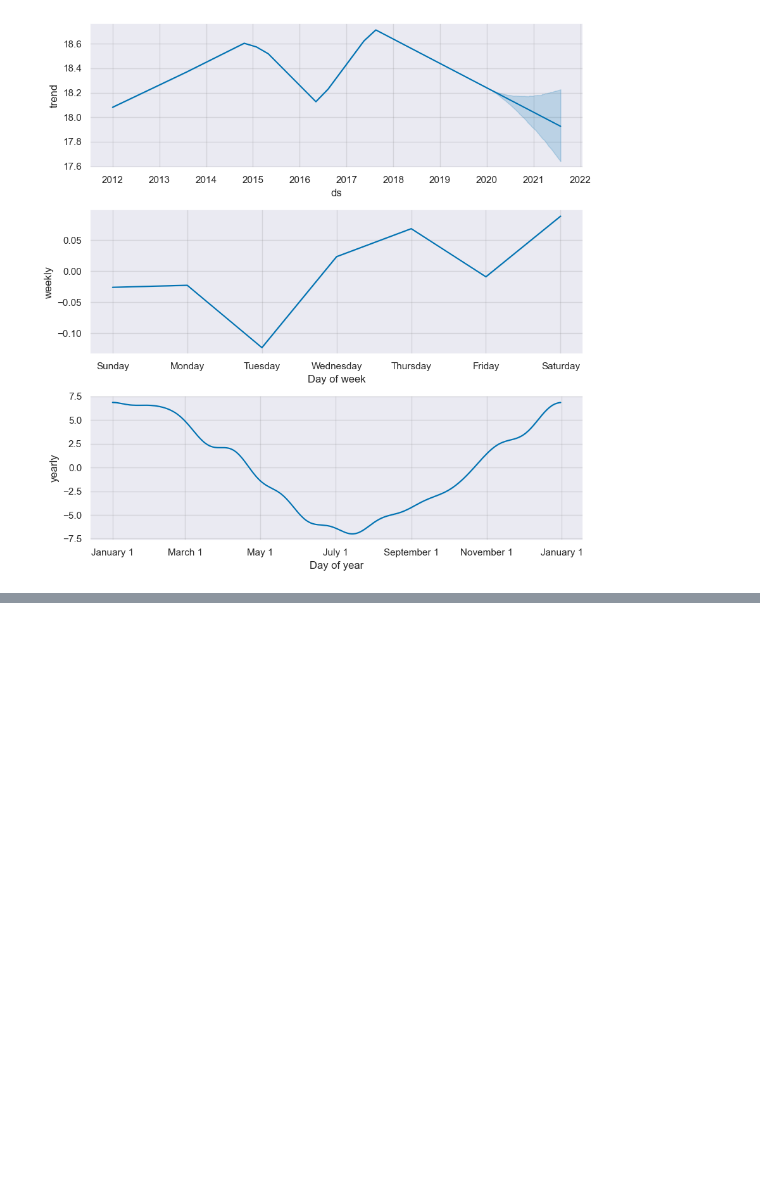
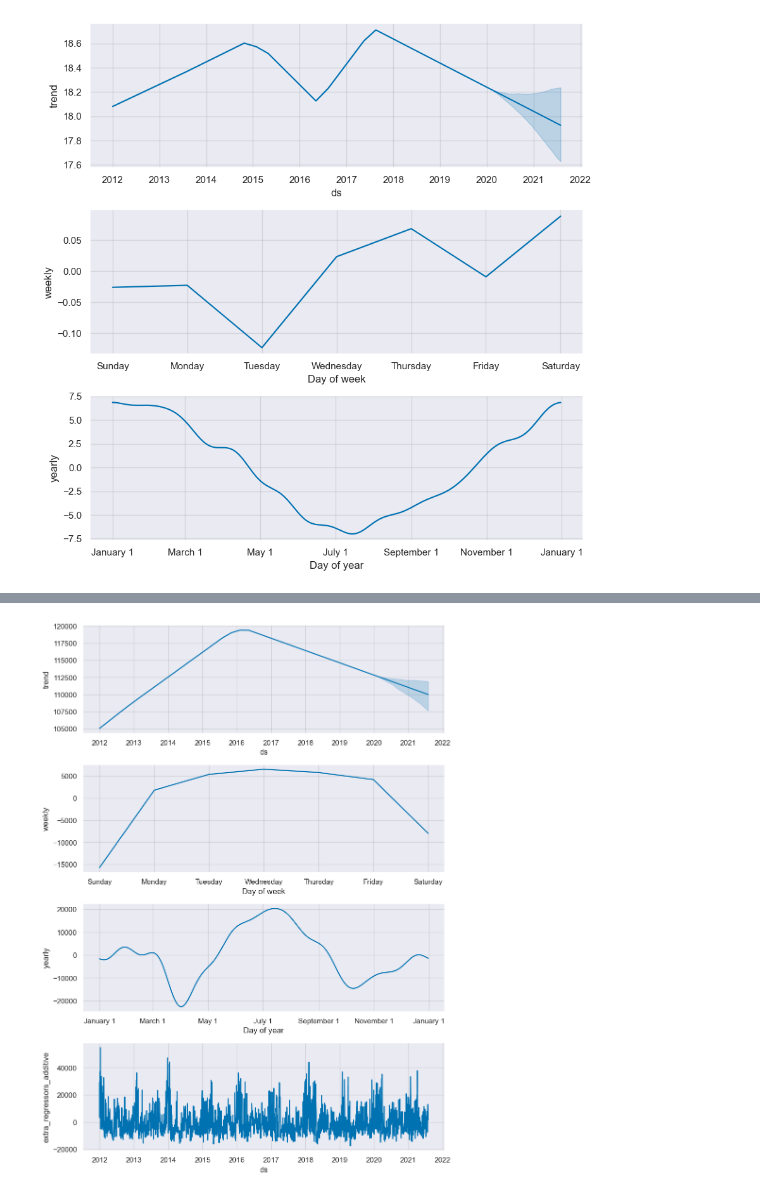
Before and after one commit to magistery-tps/time-series-tp, a Jupyter notebook: notebooks/EDA_ff.ipynb, the cells around one changed output, grey strips where cells are left out. Drawn from its saved outputs; the diff is of its cells as text; code cells hidden in the pictures; blank space fills up the shorter version.

```diff
--- a/notebooks/EDA_ff.ipynb
+++ b/notebooks/EDA_ff.ipynb
@@ -558,0 +649,8 @@ fig=model.plot_components(forecast)
+# %%
+temperatura = pd.DataFrame(temp_cd_hd[['ds','heating_day','cooling_day']])
+temperatura=temperatura[(temperatura.ds>='2012-01-01')&(temperatura.ds<='2021-07-31')]
+temperatura.reset_index(inplace=True)
+#temperatura_train=temperatura[(temperatura.ds>'2011-12-31') & (temperatura.ds<='2019-12-31')]
+#temperatura_test=temperatura[(temperatura.ds>'2019-12-31') & (temperatura.ds<='2021-07-31')]
+# %%
+train_set=pd.merge(train_set,temperatura, how='left',on='ds')
@@ -558,0 +673,21 @@ fig=model.plot_components(forecast)
+# %%
+#temperatura = pd.DataFrame(temp_cd_hd[['ds','heating_day','cooling_day']])
+#temperatura = temperatura_train
+model = Prophet(
+    #interval_width    = 0.99,
+    #daily_seasonality = False,
+    #weekly_seasonality =True,
+               )
+model.add_regressor('heating_day')
+model.add_regressor('cooling_day')
+
+#model.add_seasonality(name='weekly', period=7, fourier_order=4)
+#model.add_seasonality(name='semi-weekly', period=3.5, fourier_order=4)
+#model.add_seasonality('quarterly', period=91.25, fourier_order=8, mode='additive')
+#model.add_seasonality('semi-annualy', period=182.5, fourier_order=4, mode='additive')
+
+#model.add_regressor('regressor', mode='additive')
+#model.add_seasonality(name='anual',period=365,fourier_order=4)
+model.fit(train_set)
+
+#fig=predict(model, test_set, N_test)
@@ -558,0 +698,4 @@ fig=model.plot_components(forecast)
+# %%
+fig=model.plot_components(forecast)
+# %% [output]
+[figure, added]
```
Also changed, not shown: parts of 25 cells of this notebook, 1 other file.
